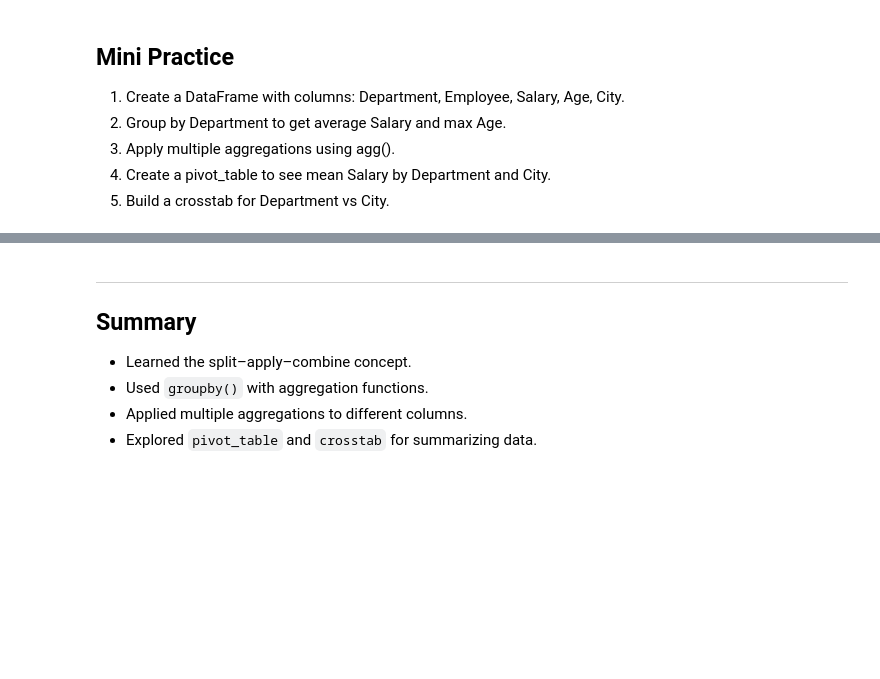
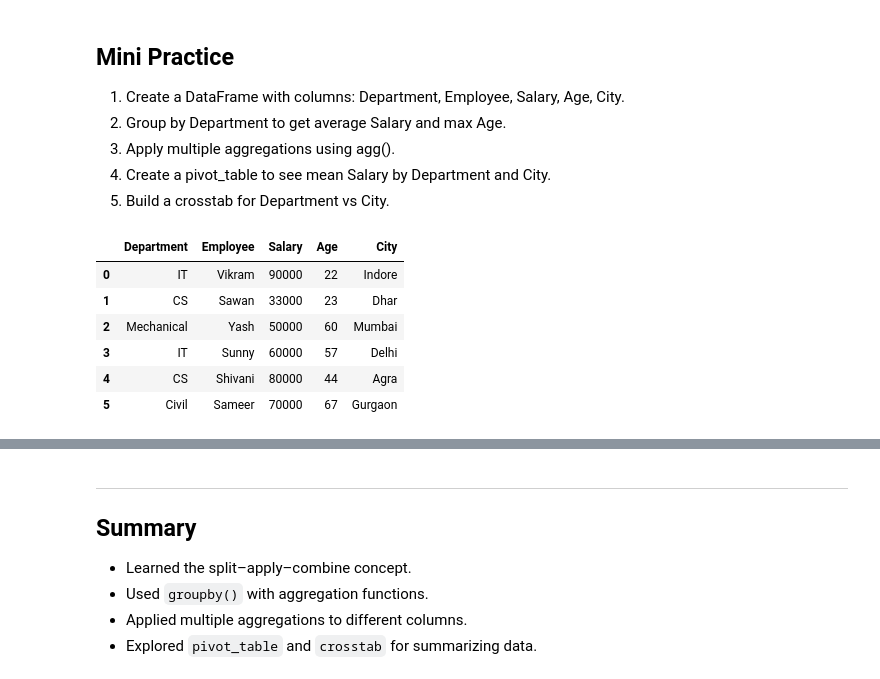
Before and after one commit to Vikram957/Pandas, a Jupyter notebook: Pandas_class6.ipynb, the cells around one changed output, grey strips where cells are left out. Cells and saved outputs as stored; diff of their text form; code cells hidden in the pictures; blank space fills up the shorter version.

```diff
--- a/Pandas_class6.ipynb
+++ b/Pandas_class6.ipynb
@@ -191,0 +176,25 @@ df.pivot_table(values='Salary',index= 'Department')
+# %%
+
+# 1. Create a DataFrame with columns: Department, Employee, Salary, Age, City
+import pandas as pd
+data = {
+    'Department' : ['IT','CS','Mechanical','IT','CS','Civil'],
+    'Employee' : ['Vikram','Sawan','Yash','Sunny','Shivani','Sameer'],
+    'Salary' : [90000,33000,50000,60000,80000,70000],
+    'Age' : [22,23,60,57,44,67],
+    'City' : ['Indore','Dhar','Mumbai','Delhi','Agra','Gurgaon']
+}
+df = pd.DataFrame(data)
+df
+
+
+# 5. Build a crosstab for Department vs City
+# Write your code here
+# %% [output]
+|  | Department | Employee | Salary | Age | City |
+| 0 | IT | Vikram | 90000 | 22 | Indore |
+| 1 | CS | Sawan | 33000 | 23 | Dhar |
+| 2 | Mechanical | Yash | 50000 | 60 | Mumbai |
+| 3 | IT | Sunny | 60000 | 57 | Delhi |
+| 4 | CS | Shivani | 80000 | 44 | Agra |
+| 5 | Civil | Sameer | 70000 | 67 | Gurgaon |
```
Also changed, not shown: parts of 7 cells of this notebook.
